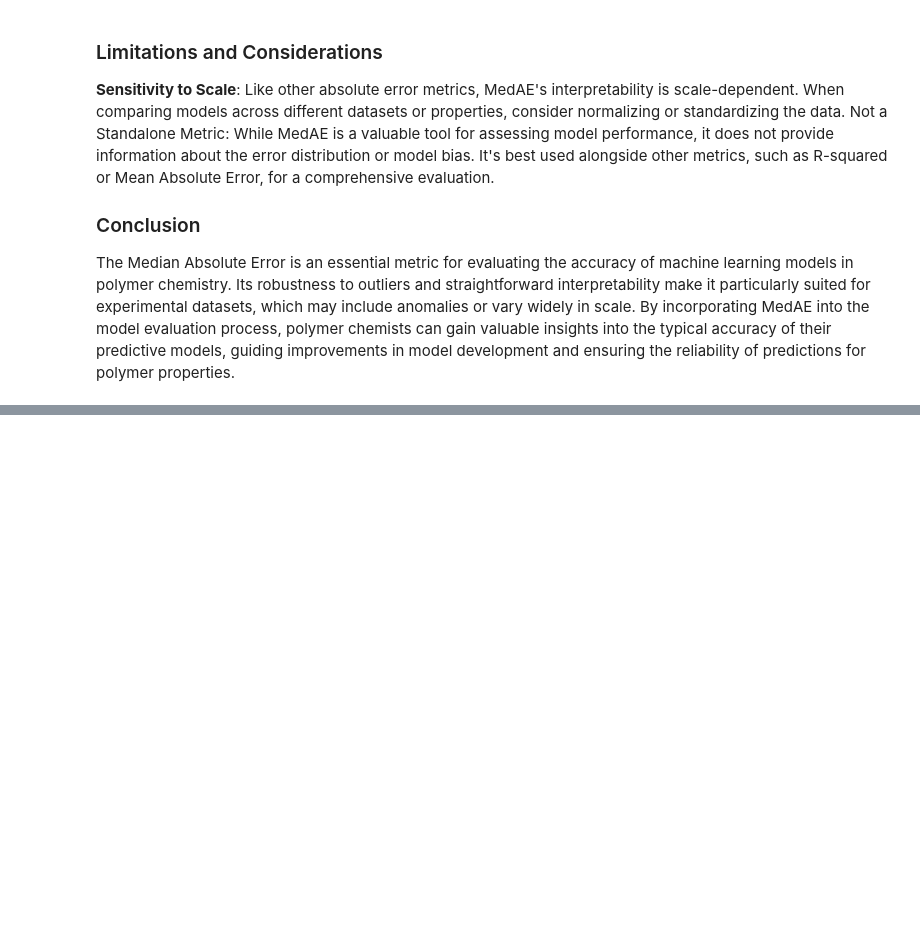
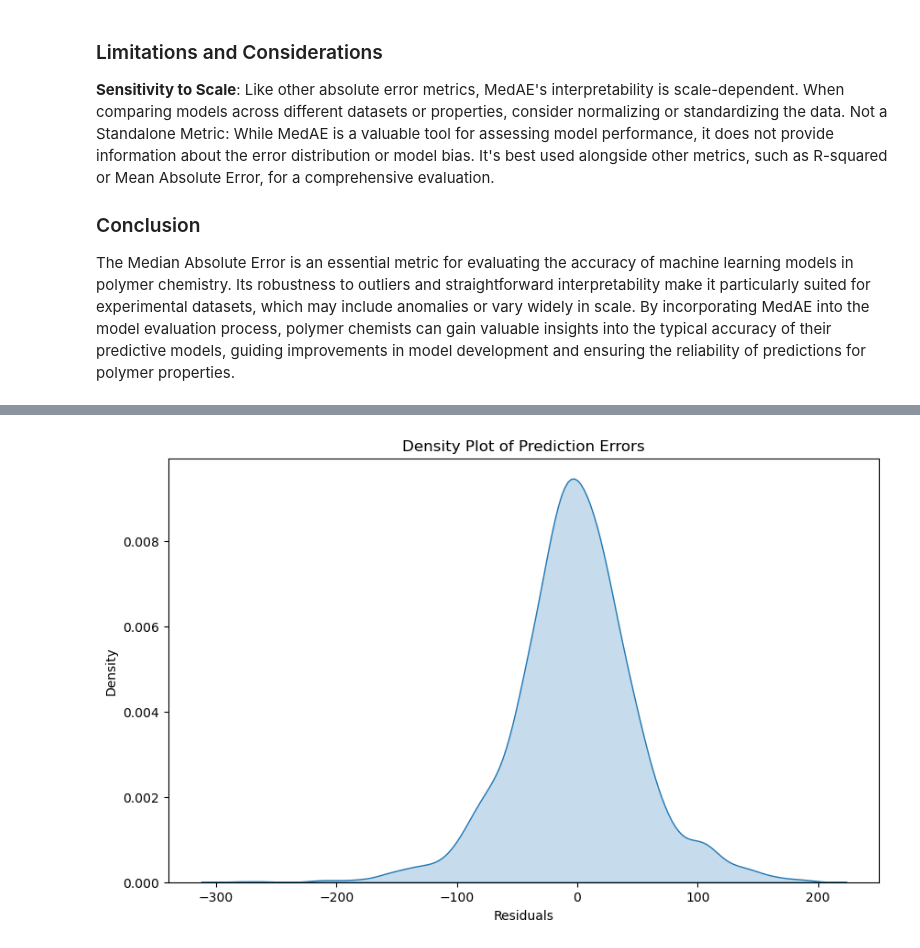
Before and after one commit to chriswilson2020/ML-For-PolymerChemistry, a Jupyter notebook: Polymer_ML.ipynb, the cells around one changed output, grey strips where cells are left out. Saved outputs shown, nothing was run; the diff lists cells and outputs as text; code cells hidden in the pictures; blank space fills up the shorter version.

```diff
--- a/Polymer_ML.ipynb
+++ b/Polymer_ML.ipynb
@@ -408,0 +449,12 @@ The Median Absolute Error is an essential metric for evaluating the accuracy of
+# %%
+import seaborn as sns
+
+# Plotting
+plt.figure(figsize=(10, 6))
+sns.kdeplot(residuals, fill=True)
+plt.xlabel('Residuals')
+plt.ylabel('Density')
+plt.title('Density Plot of Prediction Errors')
+plt.show()
+# %% [output]
+[figure, added]
```
Also changed, not shown: parts of 5 cells of this notebook.
